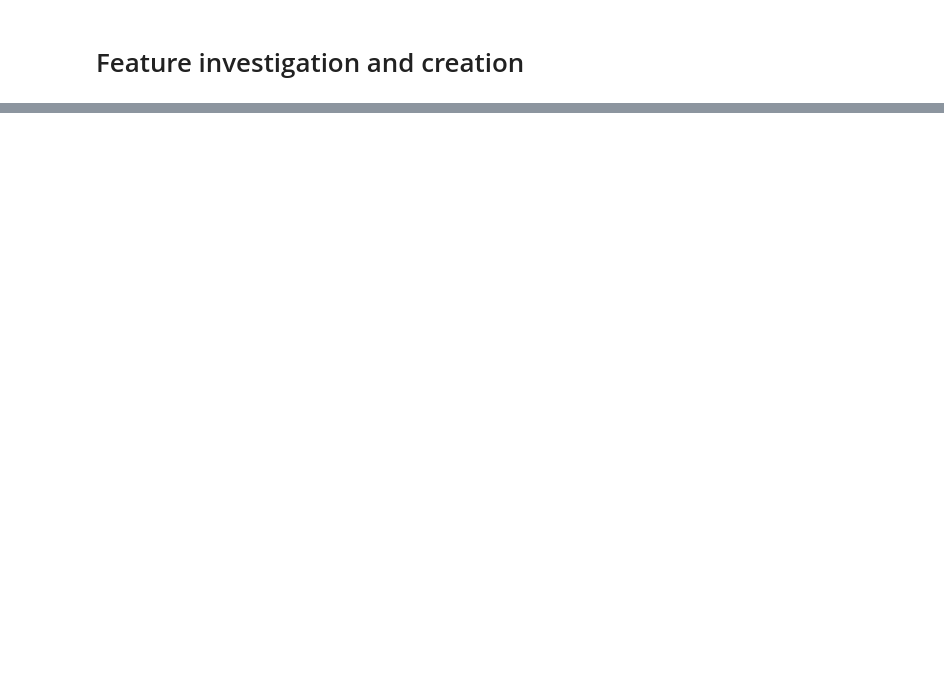
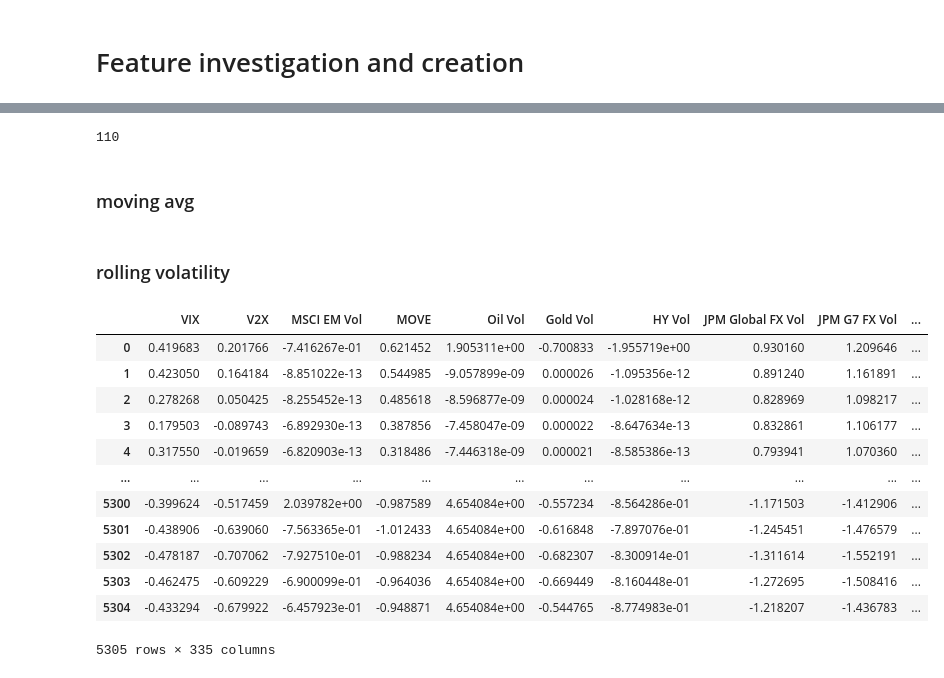
Before and after one commit to JBaldys/APlusBernstein-Project, a Jupyter notebook: notebooks/30-feature-engineering.ipynb, the cells around one changed output, grey strips where cells are left out. Saved outputs shown, nothing was run; the diff lists cells and outputs as text; code cells hidden in the pictures; blank space fills up the shorter version.

```diff
--- a/notebooks/30-feature-engineering.ipynb
+++ b/notebooks/30-feature-engineering.ipynb
@@ -552,0 +548,4 @@ Eigenvalues:
+# %%
+weight['Is_Holiday'] = is_holiday
+# %%
+weight = weight.iloc[:-1, :]
@@ -552,0 +559,40 @@ Eigenvalues:
+# %%
+weight_y.columns.get_loc('Date')
+# %% [output]
+110
+# %% [markdown]
+### moving avg
+# %%
+# don't call it multiple times
+def add_roll_avg(days, df):
+    length = raw.shape[1] - 1
+    col_l = raw.columns.to_list()[1:]
+    for j in col_l:
+        df[j+'_rolling_avg_'+str(days)+'_days'] = df[j].rolling(window = days, min_periods = 1).mean()
+    return df
+# %% [markdown]
+### rolling volatility
+# %%
+def add_roll_vol(days, df):
+    length = raw.shape[1] - 1
+    col_l = raw.columns.to_list()[1:]
+    for j in col_l:
+        df[j+'_rolling_vol'+str(days)+'_days'] = df[j].rolling(window = days, min_periods = 1).std()
+    return df
+# %%
+add_roll_avg(14, weight)
+add_roll_vol(14, weight)
+# %% [output]
+|  | VIX | V2X | MSCI EM Vol | MOVE | Oil Vol | Gold Vol | HY Vol | JPM Global FX Vol | JPM G7 FX Vol | ... |
+| 0 | 0.419683 | 0.201766 | -7.416267e-01 | 0.621452 | 1.905311e+00 | -0.700833 | -1.955719e+00 | 0.930160 | 1.209646 | ... |
+| 1 | 0.423050 | 0.164184 | -8.851022e-13 | 0.544985 | -9.057899e-09 | 0.000026 | -1.095356e-12 | 0.891240 | 1.161891 | ... |
+| 2 | 0.278268 | 0.050425 | -8.255452e-13 | 0.485618 | -8.596877e-09 | 0.000024 | -1.028168e-12 | 0.828969 | 1.098217 | ... |
+| 3 | 0.179503 | -0.089743 | -6.892930e-13 | 0.387856 | -7.458047e-09 | 0.000022 | -8.647634e-13 | 0.832861 | 1.106177 | ... |
+| 4 | 0.317550 | -0.019659 | -6.820903e-13 | 0.318486 | -7.446318e-09 | 0.000021 | -8.585386e-13 | 0.793941 | 1.070360 | ... |
+| ... | ... | ... | ... | ... | ... | ... | ... | ... | ... | ... |
+| 5300 | -0.399624 | -0.517459 | 2.039782e+00 | -0.987589 | 4.654084e+00 | -0.557234 | -8.564286e-01 | -1.171503 | -1.412906 | ... |
+| 5301 | -0.438906 | -0.639060 | -7.563365e-01 | -1.012433 | 4.654084e+00 | -0.616848 | -7.897076e-01 | -1.245451 | -1.476579 | ... |
+| 5302 | -0.478187 | -0.707062 | -7.927510e-01 | -0.988234 | 4.654084e+00 | -0.682307 | -8.300914e-01 | -1.311614 | -1.552191 | ... |
+| 5303 | -0.462475 | -0.609229 | -6.900099e-01 | -0.964036 | 4.654084e+00 | -0.669449 | -8.160448e-01 | -1.272695 | -1.508416 | ... |
+| 5304 | -0.433294 | -0.679922 | -6.457923e-01 | -0.948871 | 4.654084e+00 | -0.544765 | -8.774983e-01 | -1.218207 | -1.436783 | ... |
+5305 rows × 335 columns
```
Also changed, not shown: parts of 33 cells of this notebook.
